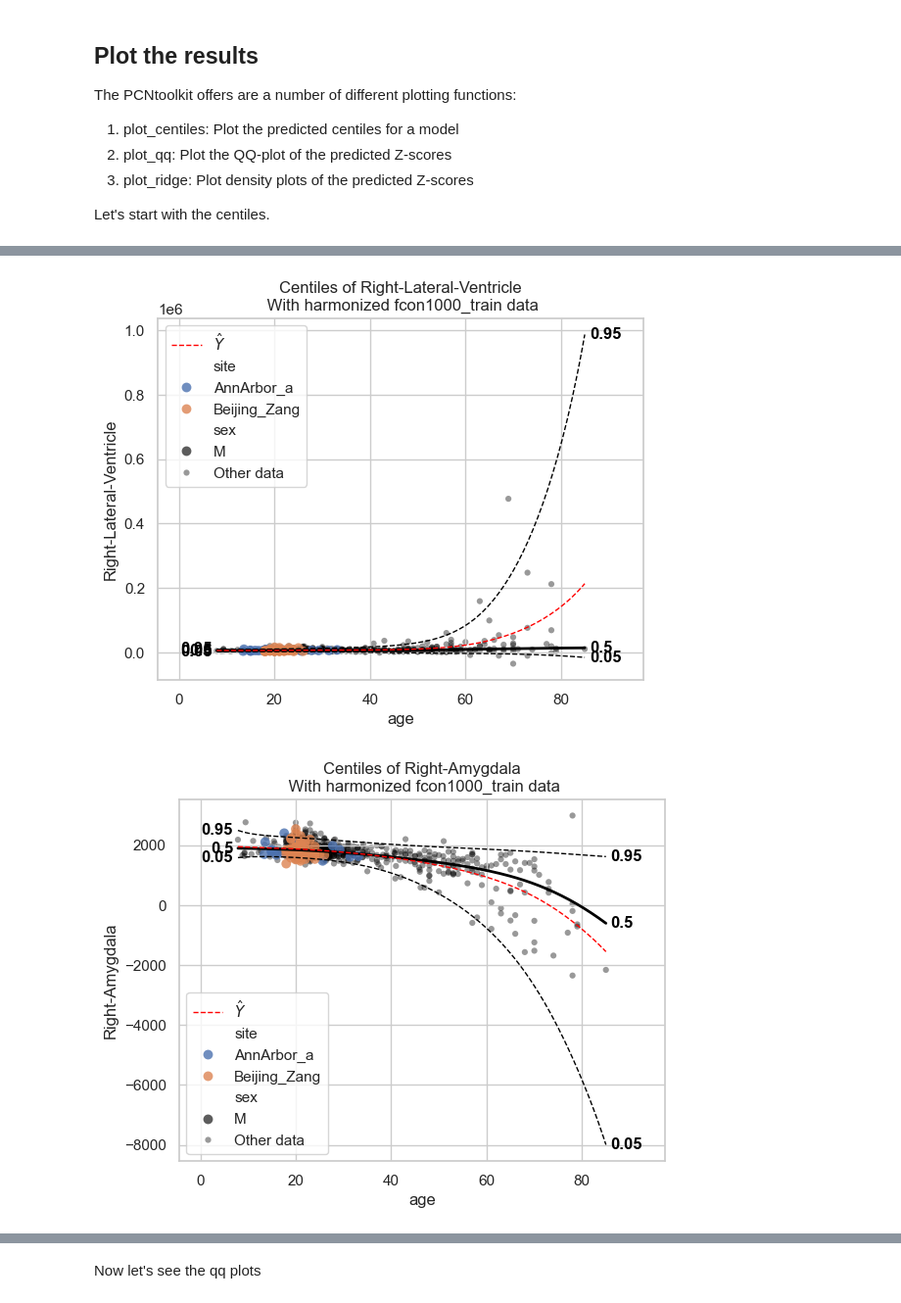
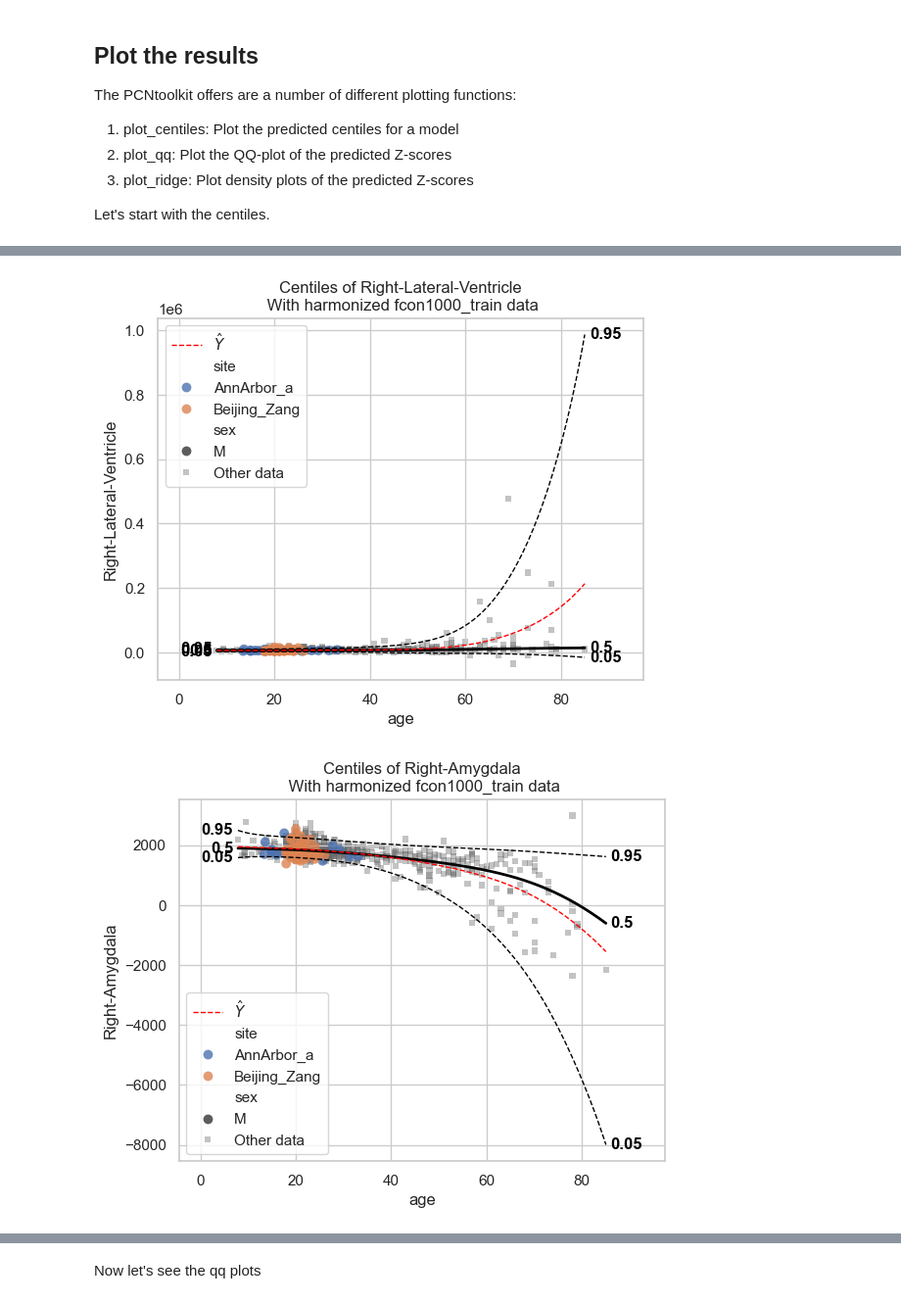
Before and after one commit to amarquand/PCNtoolkit, a Jupyter notebook: examples/02_BLR.ipynb, the cells around one changed output, grey strips where cells are left out. Shown at 98% size. Saved outputs shown, nothing was run; the diff lists cells and outputs as text; code cells hidden in the pictures.

```diff
--- a/examples/02_BLR.ipynb
+++ b/examples/02_BLR.ipynb
@@ -213,7 +213,7 @@ The PCNtoolkit offers are a number of different plotting functions:
 
 Let's start with the centiles.
 # %%
-plot_centiles(
+plot_centiles_advanced(
     model,
     centiles=[0.05, 0.5, 0.95],  # Plot these centiles, the default is [0.05, 0.25, 0.5, 0.75, 0.95]
     scatter_data=train,  # Scatter this data along with the centiles
@@ -244,2 +244,2 @@ Process: 61853 - 2025-09-04 15:46:46 - Harmonizing data for CortexVol.
-[figure, old version]
+[figure, new version]
-[figure, old version]
+[figure, new version]
```
Also changed, not shown: parts of 11 cells of this notebook, 9 other files.
